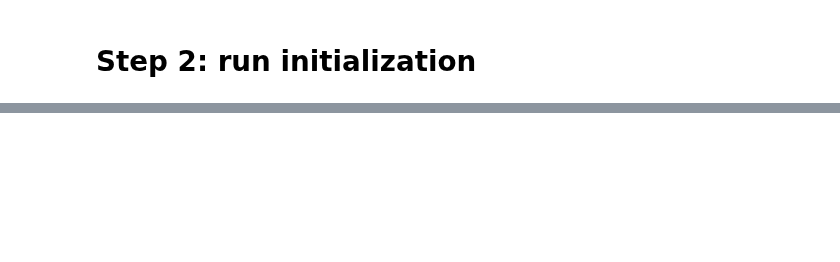
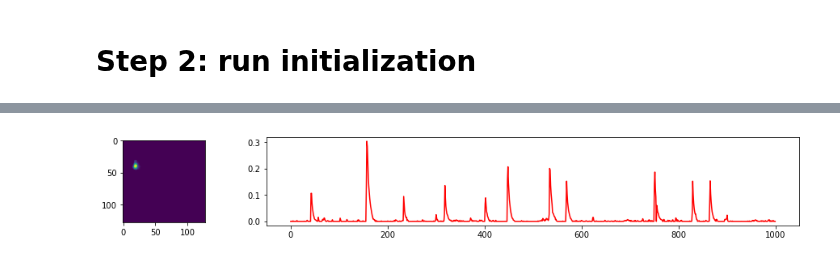
Before and after one commit to flatironinstitute/CaImAn, a Jupyter notebook: demo_cnmfe_2d.ipynb, the cells around one changed output, grey strips where cells are left out. Saved outputs shown, nothing was run; the diff lists cells and outputs as text; code cells hidden in the pictures; blank space fills up the shorter version.

```diff
--- a/demo_cnmfe_2d.ipynb
+++ b/demo_cnmfe_2d.ipynb
@@ -127,8 +63,0 @@ In total,  133 neurons were initialized.
-# %%
-plt.figure(figsize=(10, 4))
-plt.subplot(211)
-m = 10
-plt.imshow(results['A'][m, :, :])
-plt.subplot(212)
-plt.plot(results['C_raw'][m])
-plt.plot(results['C'][m], 'r')
@@ -137,0 +64,3 @@ plt.plot(results['C'][m], 'r')
+# %%
+results = cnmf.initialization.greedyROI_corr(Y.transpose(1,2,0), g_size=10, g_sig=3, center_psf=True,
+                                             min_corr=0.85, min_pnr=20, ring_model=True, nb=10)
@@ -137,0 +82,9 @@ plt.plot(results['C'][m], 'r')
+# %%
+%matplotlib inline
+# neurons
+for m in range(10,11):
+    f, (a0, a1) = plt.subplots(1,2, gridspec_kw = {'width_ratios':[1, 6.5]}, figsize=(15,2))
+    a0.imshow(results[0][:,m].reshape(Y.shape[1:],order='F'))
+    a1.plot(results[1][m], 'r');
+# %% [output]
+[figure, added]
```
Also changed, not shown: parts of 12 cells of this notebook, 2 other files.
